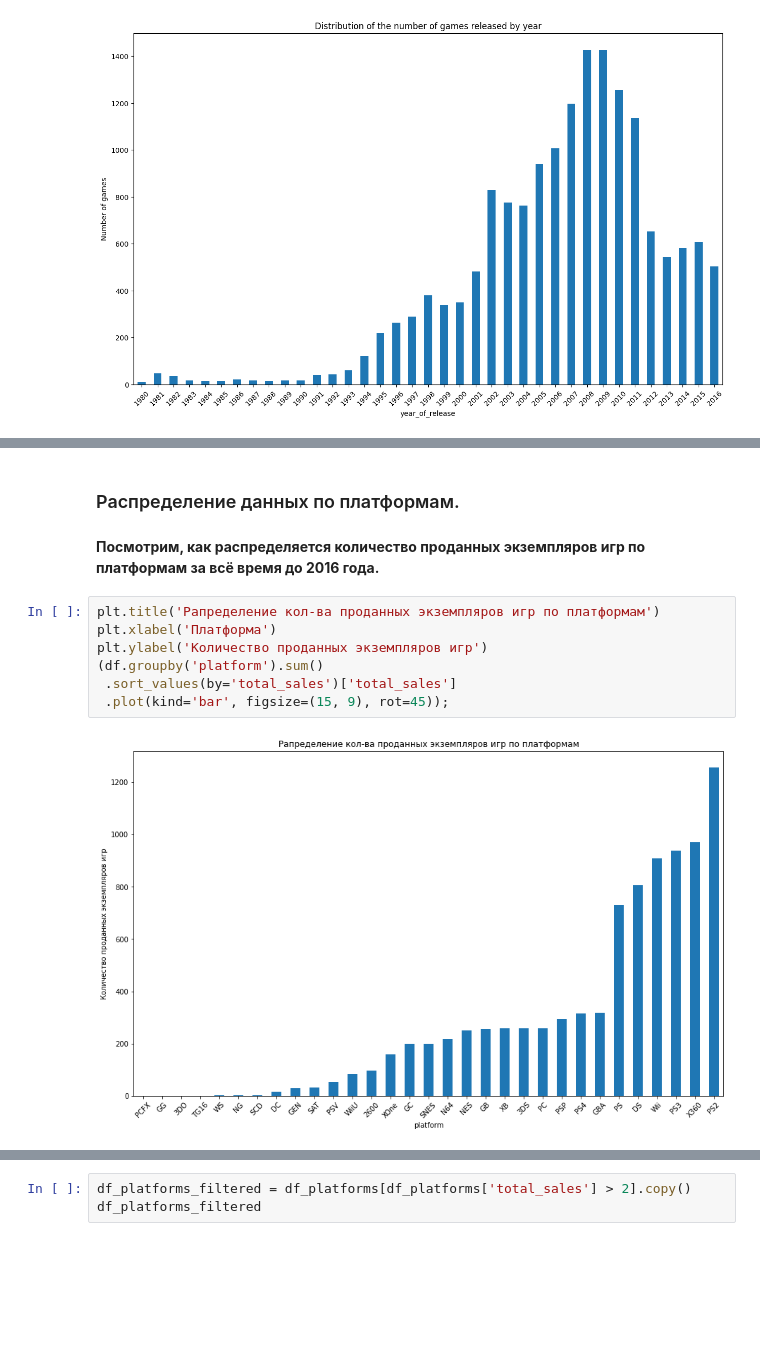
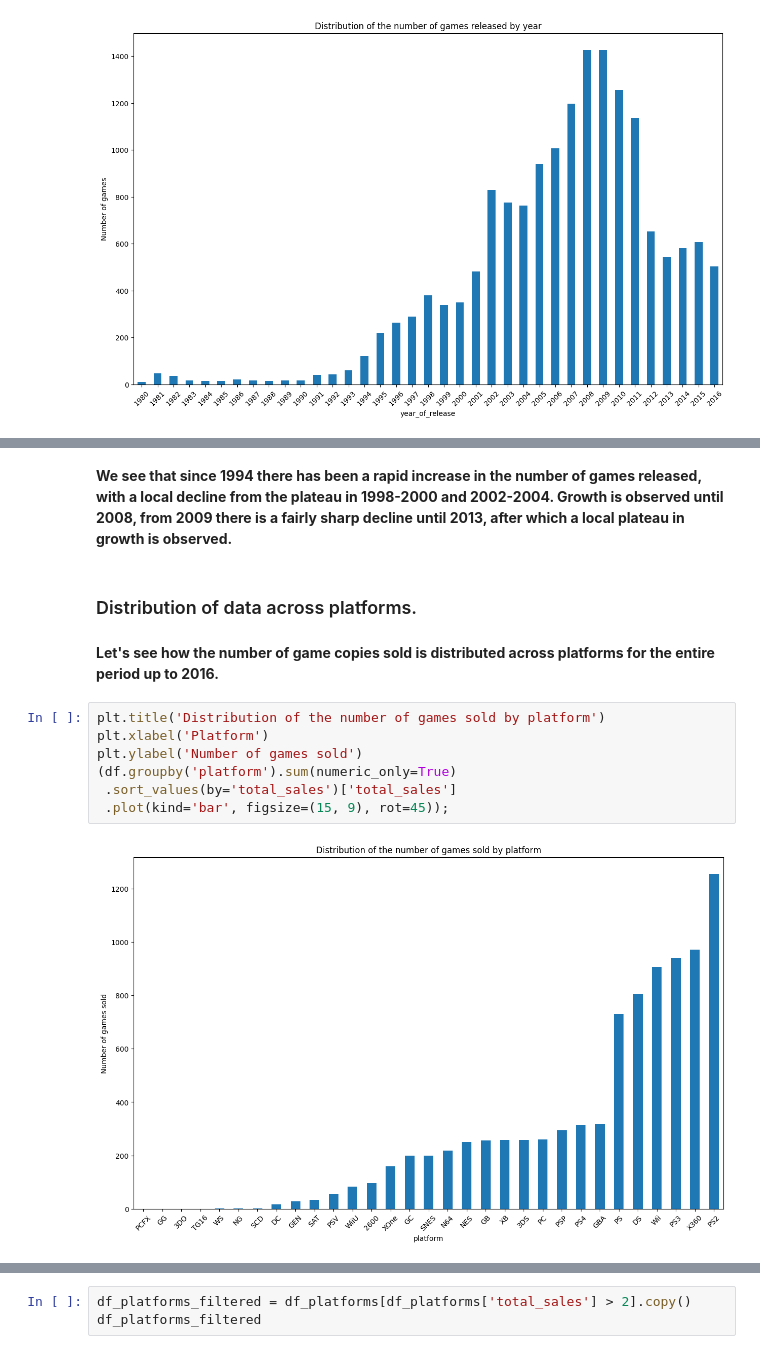
Before and after one commit to dsintheocean/game-market-analysis, a Jupyter notebook: eng_games_analysis.ipynb, the cells around one changed output, grey strips where cells are left out. Saved outputs shown, nothing was run; the diff lists cells and outputs as text; blank space fills up the shorter version.

```diff
--- a/eng_games_analysis.ipynb
+++ b/eng_games_analysis.ipynb
@@ -793,13 +786,15 @@ plt.ylabel('Number of games')
-# %% [markdown]
-### Распределение данных по платформам.
-# %% [markdown]
-**Посмотрим, как распределяется количество проданных экземпляров игр по платформам за всё время до 2016 года.**
+# %% [markdown]
+**We see that since 1994 there has been a rapid increase in the number of games released, with a local decline from the plateau in 1998-2000 and 2002-2004. Growth is observed until 2008, from 2009 there is a fairly sharp decline until 2013, after which a local plateau in growth is observed.**
+# %% [markdown]
+### Distribution of data across platforms.
+# %% [markdown]
+**Let's see how the number of game copies sold is distributed across platforms for the entire period up to 2016.**
 # %%
-plt.title('Рапределение кол-ва проданных экземпляров игр по платформам')
-plt.xlabel('Платформа')
-plt.ylabel('Количество проданных экземпляров игр')
-(df.groupby('platform').sum()
+plt.title('Distribution of the number of games sold by platform')
+plt.xlabel('Platform')
+plt.ylabel('Number of games sold')
+(df.groupby('platform').sum(numeric_only=True)
  .sort_values(by='total_sales')['total_sales']
  .plot(kind='bar', figsize=(15, 9), rot=45));
 # %% [output]
-[figure, old version]
+[figure, new version]
```
Also changed, not shown: parts of 108 cells of this notebook.
